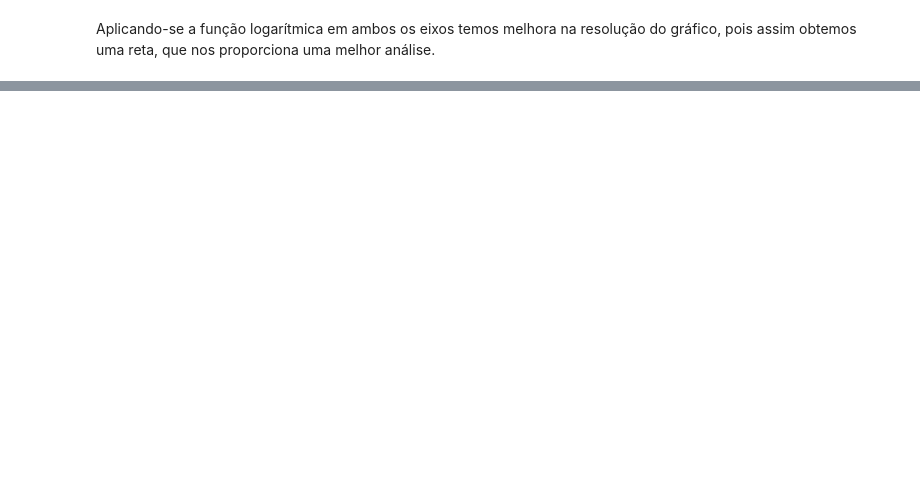
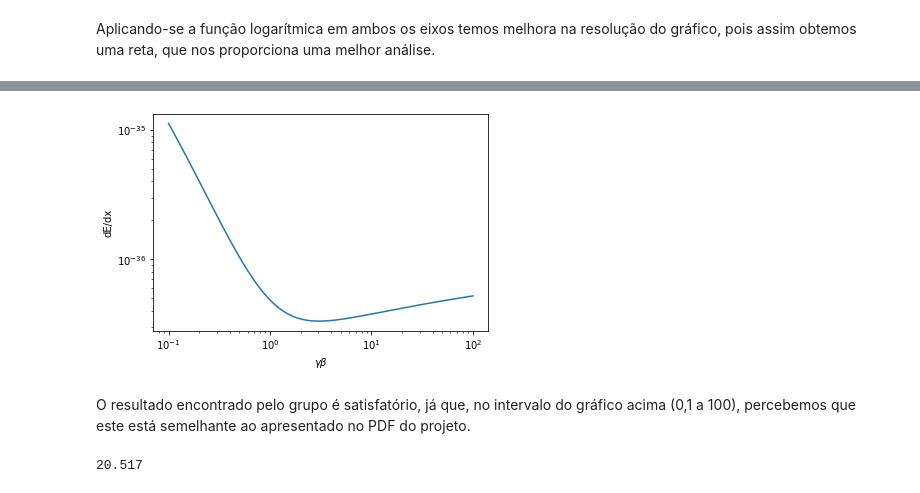
Before and after one commit to fernanda0402/Python, a Jupyter notebook: Projeto_1_FernandaA_Flavia_Victor.ipynb, the cells around one changed output, grey strips where cells are left out. Saved outputs shown, nothing was run; the diff lists cells and outputs as text; code cells hidden in the pictures; blank space fills up the shorter version.

```diff
--- a/Projeto_1_FernandaA_Flavia_Victor.ipynb
+++ b/Projeto_1_FernandaA_Flavia_Victor.ipynb
@@ -189,0 +201,29 @@ plt.show()
+# %%
+#9
+#Finalmente, plote toda a equação −(dE/dx), a energia perdida por unidade de distância,
+#para múons que passam pelo cobre. Os dados de que vc precisa sobre o cobre estão
+#todos no PDG. Além disso, pode encontrar mais sobre o múon aqui. Convertendo para
+#nossas unidades, a perda de energia deve ter uma largura mínima de 13 MeV / cm para
+#o momento do múon ou energia em torno de 300 MeV.
+
+def bethebloch(gamma_beta):
+    return K * np.power(e, 2) * ZsobreA * densidade * 1/np.power(beta(gamma_beta), 2) * colchetes(gamma_beta)
+
+bethebloch_logspace = bethebloch(gammabeta_logspace)
+
+plt.loglog(gammabeta_logspace,bethebloch_logspace)
+plt.xlabel(r"$\gamma\beta$")
+plt.ylabel("dE/dx")
+plt.show()
+# %% [output]
+[figure, added]
+# %% [markdown]
+O resultado encontrado pelo grupo é satisfatório, já que, no intervalo do gráfico acima (0,1 a 100), percebemos que este está semelhante ao apresentado no PDF do projeto.
+# %%
+#Integrando a equação de Bethe-Bloch
+
+#Esta eq. não depende explicitamente de x, então, ao integrarmos, multiplicaremos a eq. por:
+
+round((184.9 - 1.069)/8.96,3)
+# %% [output]
+20.517
```
Also changed, not shown: parts of 17 cells of this notebook.
